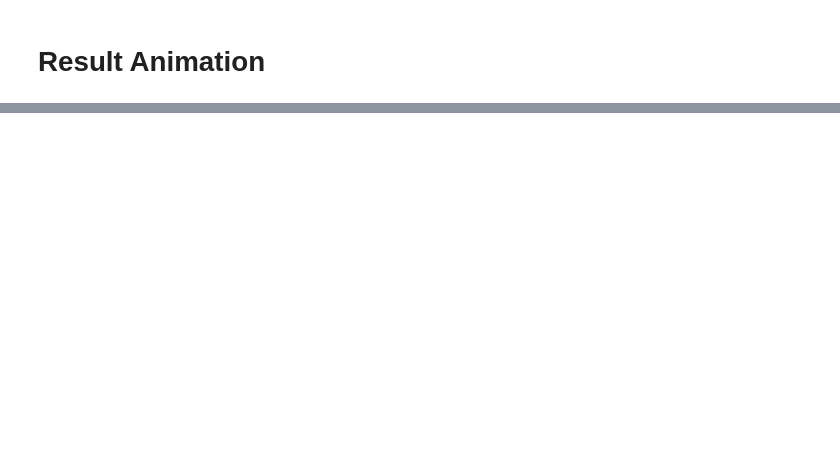
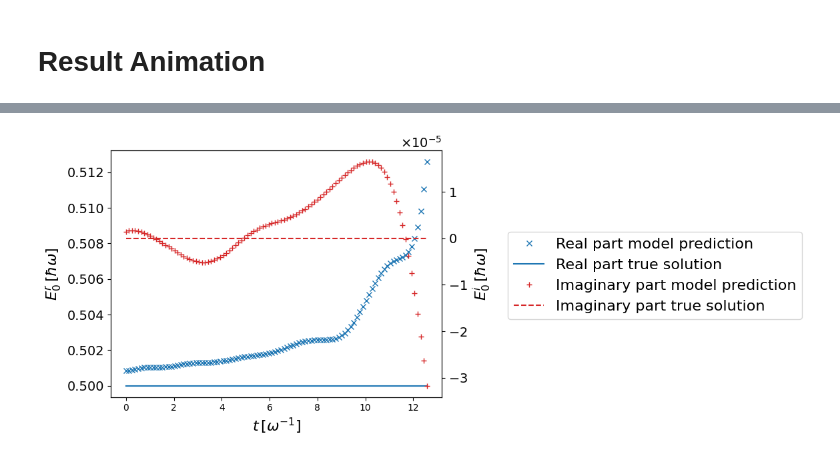
Before and after one commit to zincware/ZnPINNLab, a Jupyter notebook: day2/pinn_schrodinger.ipynb, the cells around one changed output, grey strips where cells are left out. Drawn from its saved outputs; the diff is of its cells as text; code cells hidden in the pictures; blank space fills up the shorter version.

```diff
--- a/day2/pinn_schrodinger.ipynb
+++ b/day2/pinn_schrodinger.ipynb
@@ -1231,42 +1290,44 @@ def compute_energy_eigenvalue(model, compute_momentum_squared):
 
     Returns
     -------
-    energy_eigenvalues_real : np.array
+    energy_eigenvalues_real : list
         The real part of the energy eigenvalues.
-    energy_eigenvalues_imag : np.array
+    energy_eigenvalues_imag : list
         The imaginary part of the energy eigenvalues.
     """
     # Step 1: Data Preparation
     x = torch.linspace(-5,5,1000)
     t = torch.ones_like(x)
+    n_time_steps = 100
 
     # Step 2: Gradient Requirement
     x.requires_grad = True
     t.requires_grad = True
 
-    # Step 3: array Initialization
+    # Step 3: List Initialization
     energy_eigenvalues_real = []
     energy_eigenvalues_imag = []
 
 
-    for i in range(100):
+    for i in range(n_time_steps):
         # Step 4: time Initialization
         time = i/100*period
         t = torch.ones_like(x)*time
 
         # Step 5: Model Prediction
-        h_f_xx_r, h_f_xx_i = compute_momentum_squared(model, x, t)
-        hf_r, hf_i = model(torch.cat((x.unsqueeze(1), t.unsqueeze(1)),1))
+        #h_f_xx_r, h_f_xx_i = compute_momentum_squared(model, x, t)
+        p2_h_r, p2_h_i = compute_momentum_squared(model, x, t)
+        h_r, h_i = model(torch.cat((x.unsqueeze(1), t.unsqueeze(1)),1))
 
         # Step 6: Integral Calculation
-        inside_integral_2= (hf_r**2 + hf_i**2).squeeze(1)
+        inside_integral_2= (h_r**2 + h_i**2).squeeze(1)
         integral_2 = torch.trapz(inside_integral_2, x, dim=0)
 
-        inside_integral_1_real = (hf_r**2 +hf_i**2).squeeze(1) * x**2/2 - 0.5*(hf_r.squeeze(1)*h_f_xx_r + hf_i.squeeze(1)*h_f_xx_i)
+        inside_integral_1_real = (h_r**2 +h_i**2).squeeze(1) * x**2/2 + 0.5*(h_r.squeeze(1)*p2_h_r + h_i.squeeze(1)*p2_h_i)
         integral_1_real = torch.trapz(inside_integral_1_real, x, dim=0)
         energy_eigenvalue_real = integral_1_real/integral_2
 
-        inside_integral_1_imag = - 0.5*(hf_i.squeeze(1)*h_f_xx_r - hf_r.squeeze(1)*h_f_xx_i)
+        inside_integral_1_imag = + 0.5*(h_i.squeeze(1)*p2_h_r - h_r.squeeze(1)*p2_h_i)
         integral_1_imag = torch.trapz(inside_integral_1_imag, x, dim=0)
         energy_eigenvalue_imag = integral_1_imag/integral_2
 
@@ -1290,0 +1392,40 @@ fig.savefig('Energie_eigenvalue.svg', format='svg', bbox_inches='tight')
+# %%
+from matplotlib.ticker import ScalarFormatter
+fig, ax1 = plt.subplots()
+
+# Plotting real part on the left side
+line1, = ax1.plot(t, energy_eigenvalues_real, label='Real part model prediction', marker='x', linestyle='None', color='tab:blue')
+line2, = ax1.plot(t, 0.5 * np.ones_like(t), label='Real part true solution', color='tab:blue')
+ax1.set_xlabel(r"$t\,[\omega^{-1}]$", fontsize=16)
+ax1.set_ylabel(rf'$E_{shared_data.n}^r\,[\hbar\omega]$', fontsize=16)
+ax1.tick_params(axis='y', labelsize=14)
+ax1.legend(loc='upper left', fontsize=16)
+# Setting y-axis limits for ax1
+#ax1.set_ylim(0.4999, 0.5006)
+
+# Creating a twin Axes for the imaginary part on the right side
+ax2 = ax1.twinx()
+line3, = ax2.plot(t, energy_eigenvalues_imag, label='Imaginary part model prediction', marker='+', linestyle='None', color='tab:red')
+line4, = ax2.plot(t, np.zeros_like(t), label='Imaginary part true solution', linestyle='--', color='tab:red')
+ax2.set_ylabel(rf'$E_{shared_data.n}^i\,[\hbar\omega]$', fontsize=16, )#color='tab:red')
+ax2.tick_params(axis='y', labelsize=14)
+#ax2.legend(loc='lower right', fontsize=16)
+# Setting y-axis limits for ax2
+#ax2.set_ylim(-6e-7, 12e-7)
+
+# Combine lines and labels for a single legend
+lines = [line1, line2, line3, line4]
+labels = [line.get_label() for line in lines]
+
+# Placing a single legend outside the frame
+ax1.legend(lines, labels, loc='upper left', fontsize=16, bbox_to_anchor=(1.2, 0.67), borderaxespad=0.)
+
+# Set scalar formatter with increased font size for y-axis ticks
+ax2.yaxis.set_major_formatter(ScalarFormatter(useMathText=True))
+ax2.yaxis.get_major_formatter().set_powerlimits((0, 1))
+ax2.yaxis.offsetText.set_fontsize(14)
+
+plt.show()
+fig.savefig(f'Energie_eigenvalue_{shared_data.n}.svg', format='svg', bbox_inches='tight')
+# %% [output]
+[figure, added]
```
Also changed, not shown: parts of 21 cells of this notebook.
